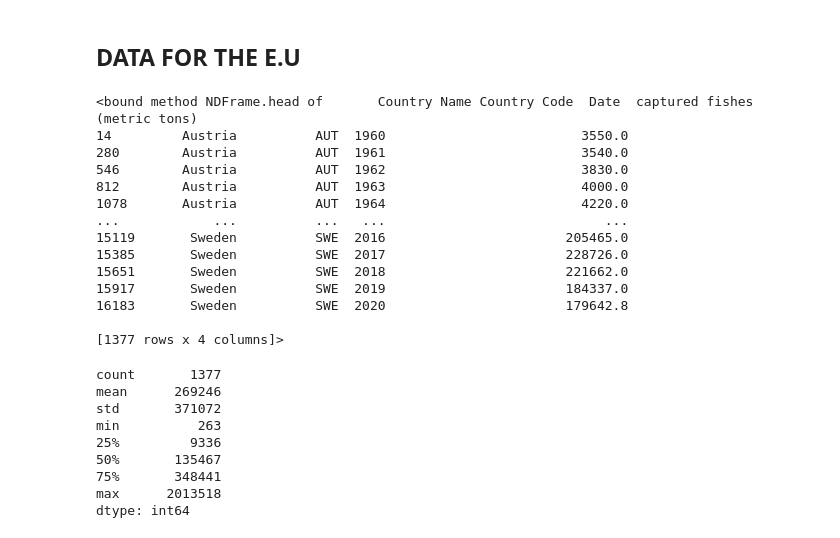
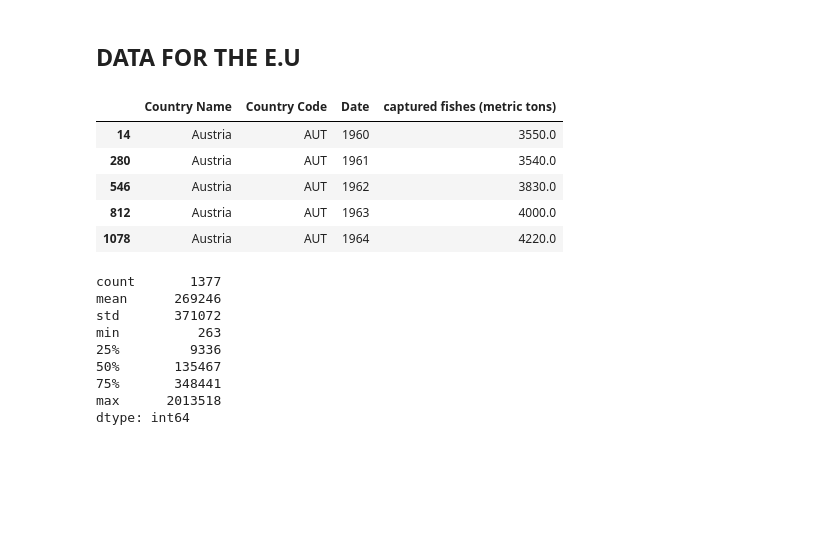
Before and after one commit to obinna345/CA2, a Jupyter notebook: CA__2.ipynb, the cells around one changed output. Cells and saved outputs as stored; diff of their text form; code cells hidden in the pictures; blank space fills up the shorter version.

```diff
--- a/CA__2.ipynb
+++ b/CA__2.ipynb
@@ -57,28 +59,20 @@ df.head()
 # %%
 # Create a dataframe with only the rows for the specified EU countries and
 #sort it in ascending order by country name and date
 
 df_eu = (df.apply(lambda row: row[df['Country Name'].isin
         (['Austria', 'Belgium', 'Bulgaria', 'Croatia','Cyprus', 'Czech Republic',
           'Denmark', 'Estonia', 'Finland', 'France', 'Germany', 'Greece', 'Hungary', 'Ireland', 'Italy',
           'Latvia', 'Lithuania', 'Luxembourg', 'Malta', 'Netherlands', 'Poland', 'Portugal', 'Romania',
           'Slovakia', 'Slovenia', 'Spain', 'Sweden'])])).sort_values(by=['Country Name','Date'], ascending=True)
 
 # Print the first 5 rows of the resulting dataframe
-df_eu.head
+df_eu.head()
 # %% [output]
-<bound method NDFrame.head of       Country Name Country Code  Date  captured fishes (metric tons)
-14         Austria          AUT  1960                         3550.0
-280        Austria          AUT  1961                         3540.0
-546        Austria          AUT  1962                         3830.0
-812        Austria          AUT  1963                         4000.0
-1078       Austria          AUT  1964                         4220.0
-...            ...          ...   ...                            ...
-15119       Sweden          SWE  2016                       205465.0
-15385       Sweden          SWE  2017                       228726.0
-15651       Sweden          SWE  2018                       221662.0
-15917       Sweden          SWE  2019                       184337.0
-16183       Sweden          SWE  2020                       179642.8
-
-[1377 rows x 4 columns]>
+|  | Country Name | Country Code | Date | captured fishes (metric tons) |
+| 14 | Austria | AUT | 1960 | 3550.0 |
+| 280 | Austria | AUT | 1961 | 3540.0 |
+| 546 | Austria | AUT | 1962 | 3830.0 |
+| 812 | Austria | AUT | 1963 | 4000.0 |
+| 1078 | Austria | AUT | 1964 | 4220.0 |
 # %%
```
Also changed, not shown: parts of 9 cells of this notebook.
